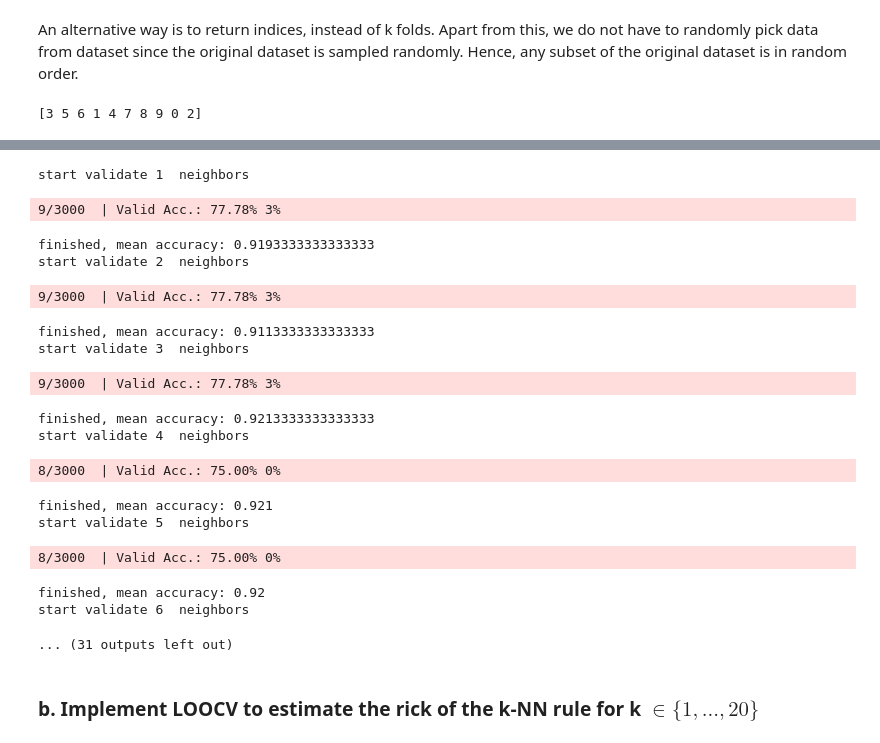
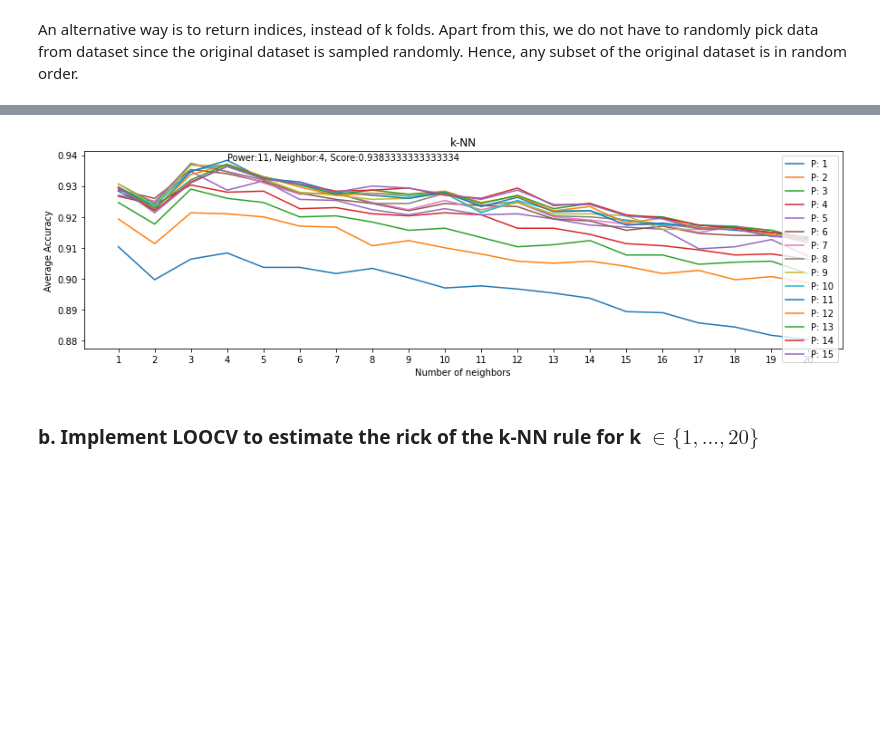
Before and after one commit to TbabmBarry/SLT-assignments, a Jupyter notebook: assignment-1/KNN-V1.0.0.ipynb, the cells around one changed output, grey strips where cells are left out. Saved outputs shown, nothing was run; the diff lists cells and outputs as text; code cells hidden in the pictures; blank space fills up the shorter version.

Commit message:
update leave-one-out function

```diff
--- a/assignment-1/KNN-V1.0.0.ipynb
+++ b/assignment-1/KNN-V1.0.0.ipynb
@@ -52,8 +52,8 @@ class KNearestNeighbors():
         self.p = p
 
     def compute_distance(self, X_test):
-        distances = np.sqrt(np.sum(X_test**2, axis=1, keepdims=True) + np.sum(self.X_train**2, axis=1, keepdims=True).T - 2*np.dot(X_test, self.X_train.T))
-#         distances=distance.cdist(X_test,self.X_train,'minkowski', p =2)
+#         distances = np.sqrt(np.sum(X_test**2, axis=1, keepdims=True) + np.sum(self.X_train**2, axis=1, keepdims=True).T - 2*np.dot(X_test, self.X_train.T))
+        distances=distance.cdist(X_test,self.X_train,'minkowski', p=p)
         return distances
 
 #     def compute_distance(self, X_test):
@@ -157,12 +155,6 @@ The following cross validation function is time consuming
 #     return result
 # %% [markdown]
 An alternative way is to return indices, instead of k folds. Apart from this, we do not have to randomly pick data from dataset since the original dataset is sampled randomly. Hence, any subset of the original dataset is in random order.
-# %%
-x = np.arange(10)
-np.random.RandomState(13).shuffle(x)
-print(x)
-# %% [output]
-[3 5 6 1 4 7 8 9 0 2]
 # %%
 def cross_val_score(X, y , cv=5, k=5, p=2):
     fold_size = int(y.shape[0]/cv)
@@ -181,8 +173,23 @@ def cross_val_score(X, y , cv=5, k=5, p=2):
         sys.stderr.flush()
 
     return result
+# %%
+def leave_one_out(X, y, k, p, pdist):
+    n_samples = y.shape[0]
+    indices = np.arange(n_samples)
+    np.random.RandomState(123).shuffle(indices)
+    count = 0
+    for i in range(n_samples):
+        y_index = np.argsort(pdist[i])
+        k_closests = y[y_index[1:k+1]].astype(int)
+        if np.argmax(np.bincount(k_closests)) == y[i]: count += 1
+    return count / n_samples
 # %%
 k_neighbors = np.linspace(1, 20, 20, dtype='int')
+n_powers = np.linspace(1, 15, 15, dtype='int')
+# %%
+distances = distance.pdist(X_train, 'minkowski', 2)
+distances = distance.squareform(distances)
 # %%
 # plot the change in the average accuracy according to k
 plt.figure(figsize = (15, 4))
@@ -190,17 +197,20 @@ plt.title("k-NN")
 plt.xticks(k_neighbors)
 plt.xlabel("Number of neighbors")
 plt.ylabel("Average Accuracy")
-results = []
-bn, bs = 0, 0
-for k in k_neighbors:
-    # k-fold cv from scratch for k-NN
-    print("start validate", k," neighbors")
-    acc = mean(cross_val_score(X_train, y_train, cv=y_train.shape[0], k=k, p=2))
-    results.append(acc)
-    print("finished, mean accuracy:",acc)
-    if (bs < acc):
-        bn, bs = k, acc
-plt.text(bn, bs, f'Neighbor:{bn}, Score:{bs}')
-plt.plot(k_neighbors, results)
+bp, bn, bs = 0, 0, 0
+for p in n_powers:
+    results = []
+    distances = distance.pdist(X_train, 'minkowski', p)
+    distances = distance.squareform(distances)
+    for k in k_neighbors:
+        print(f'Start validation: P:{p}, K:{k}')
+        acc = leave_one_out(X_train, y_train, k, p, distances)
+        if bs < acc: bp, bn, bs = p, k, acc
+        results.append(acc)
+        print(f"Finished, mean accuracy: {acc:.3%}")
+    plt.plot(k_neighbors, results, label=f'P: {p}')
+
+plt.text(bn, bs, f'Power:{bp}, Neighbor:{bn}, Score:{bs}')
+plt.legend()
 plt.show()
 # %% [output]
@@ -208,20 +234,4 @@ plt.show()
-start validate 1  neighbors
-9/3000  | Valid Acc.: 77.78% 3%
-finished, mean accuracy: 0.9193333333333333
-start validate 2  neighbors
-9/3000  | Valid Acc.: 77.78% 3%
-finished, mean accuracy: 0.9113333333333333
-start validate 3  neighbors
-9/3000  | Valid Acc.: 77.78% 3%
-finished, mean accuracy: 0.9213333333333333
-start validate 4  neighbors
-8/3000  | Valid Acc.: 75.00% 0%
-finished, mean accuracy: 0.921
-start validate 5  neighbors
-8/3000  | Valid Acc.: 75.00% 0%
-finished, mean accuracy: 0.92
-start validate 6  neighbors
-... (31 outputs left out)
+[figure, added]
 # %% [markdown]
 ### b. Implement LOOCV to estimate the rick of the k-NN rule for k $\in\{1,...,20\}$
 # %%
```
Also changed, not shown: parts of 4 cells of this notebook.
